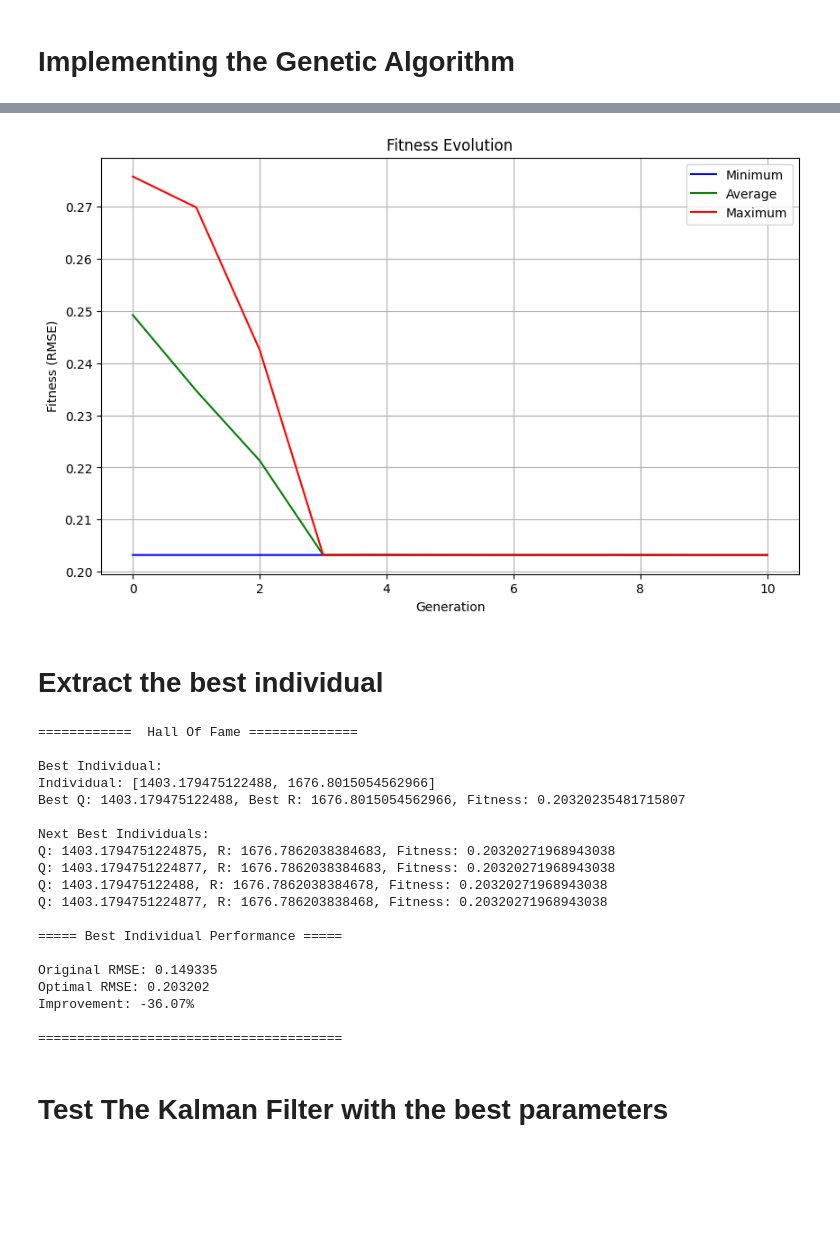
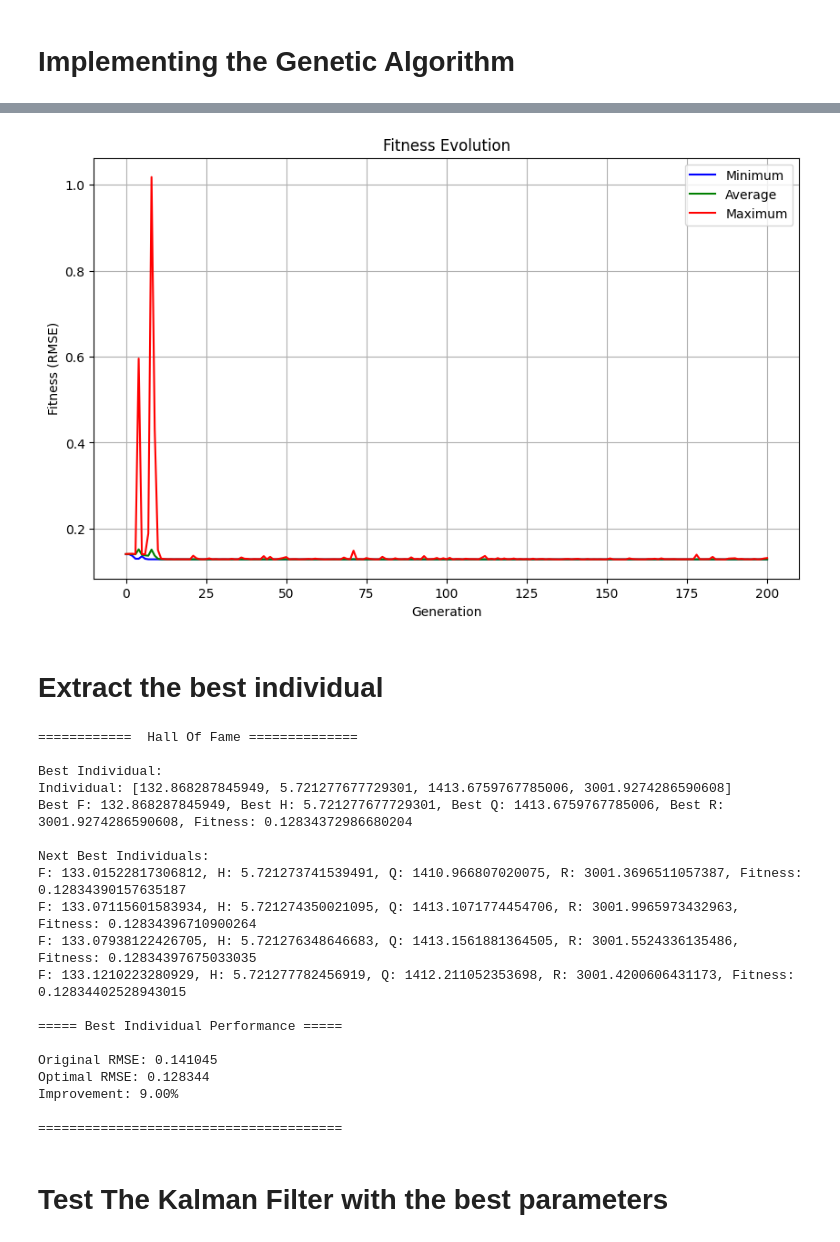
Before and after one commit to BolivarTech/Evolutionary_Linear_Kalman_Filter_Tuning, a Jupyter notebook: Evolutive_Optimizator.ipynb, the cells around one changed output, grey strips where cells are left out. Cells and saved outputs as stored; diff of their text form; code cells hidden in the pictures; blank space fills up the shorter version.

```diff
--- a/Evolutive_Optimizator.ipynb
+++ b/Evolutive_Optimizator.ipynb
@@ -110,19 +209,24 @@ toolbox.register("evaluate", evaluate) # Evaluation function to calculate RMSE f
 #toolbox.register("map", pool.map)
 # %%
 # Run the genetic algorithm
-population = toolbox.population(n=5) # Population size
-ngen = 10  # Number of generations
-cxpb = 0.7  # Crossover probability
-mutpb = 0.3 # Mutation probability
+popsize = 300 # Population size
+ngen = 1000  # Number of generations
+cxpb = 0.75  # Crossover probability
+mutpb = 0.4 # Mutation probability
 halloffame = tools.HallOfFame(5)  # Preserve the best individual
+# Register the custom selection method to include elitism
+toolbox.register("select", select_with_elitism, hof=halloffame)
+population = toolbox.population(n=popsize) # Population size
 
 # Statistics to keep track of the progress
-stats = tools.Statistics(lambda ind: ind.fitness.values)
-stats.register("avg", np.mean)
-stats.register("std", np.std)
-stats.register("min", np.min)
-stats.register("max", np.max)
+stats_fit = tools.Statistics(key=lambda ind: ind.fitness.values)
+stats_size = tools.Statistics(key=len)
+mstats = tools.MultiStatistics(fitness=stats_fit, size=stats_size)
+mstats.register("avg", np.mean)
+mstats.register("std", np.std)
+mstats.register("min", np.min)
+mstats.register("max", np.max)
 
 # Run the genetic algorithm
-result, logbook = algorithms.eaSimple(population, toolbox, cxpb, mutpb, ngen, stats=stats, halloffame=halloffame, verbose=True)
+lastPob, logbook = algorithms.eaSimple(population, toolbox, cxpb, mutpb, ngen, stats=mstats, halloffame=halloffame, verbose=True)
 # %% [output]
@@ -149,43 +290,45 @@ print(logbook[-1])
 # %%
 # Plot min, avg, max fitness over generations
 plt.figure(figsize=(10, 6))
-plt.plot(logbook.select("gen"), logbook.select("min"), 'b-', label='Minimum')
-plt.plot(logbook.select("gen"), logbook.select("avg"), 'g-', label='Average')
-plt.plot(logbook.select("gen"), logbook.select("max"), 'r-', label='Maximum')
+plt.plot(logbook.select("gen"), logbook.chapters["fitness"].select("min"), 'b-', label='Minimum')
+plt.plot(logbook.select("gen"), logbook.chapters["fitness"].select("avg"), 'g-', label='Average')
+plt.plot(logbook.select("gen"), logbook.chapters["fitness"].select("max"), 'r-', label='Maximum')
 plt.xlabel('Generation')
 plt.ylabel('Fitness (RMSE)')
 plt.title('Fitness Evolution')
 plt.legend()
 plt.grid(True)
 plt.show()
 # %% [output]
-[figure, old version]
+[figure, new version]
 # %% [markdown]
 # Extract the best individual
 # %%
 print(f"\n============  Hall Of Fame ==============\n")
 # best_individual = tools.selBest(population, k=1)[0]
 best_individual = halloffame[0]
-best_q, best_r = best_individual
+best_f, best_h, best_q, best_r = best_individual
 best_fitness = float(best_individual.fitness.values[0])
 print("Best Individual:")
 print(f"Individual: {best_individual}")
-print(f"Best Q: {best_q}, Best R: {best_r}, Fitness: {best_fitness}")
+print(f"Best F: {best_f}, Best H: {best_h}, Best Q: {best_q}, Best R: {best_r}, Fitness: {best_fitness}")
 
 print("\nNext Best Individuals:")
 for individual in halloffame[1:]:
-    q, r = individual
+    f,h,q, r = individual
     fitness = float(individual.fitness.values[0])
-    print(f"Q: {q}, R: {r}, Fitness: {fitness}")
+    print(f"F: {f}, H: {h}, Q: {q}, R: {r}, Fitness: {fitness}")
 
 print(f"\n===== Best Individual Performance =====\n")
 
 # Create filter with optimal parameters
+optimal_F = np.array([[best_f]])
+optimal_H = np.array([[best_h]])
 optimal_Q = np.array([[best_q]])
 optimal_R = np.array([[best_r]])
 P = np.array([[0]])
 x = np.array([[0]])
-optimal_kf = KalmanFilter(F, H, optimal_Q, optimal_R, P, x)
+optimal_kf = KalmanFilter(optimal_F, optimal_H, optimal_Q, optimal_R, P, x)
 optimal_filtered = optimal_kf.filter(noisy_signal)
 
 # Calculate improvement over original parameters
@@ -202,20 +345,20 @@ print(f"\n=======================================\n")
 ============  Hall Of Fame ==============
 
 Best Individual:
-Individual: [1403.179475122488, 1676.8015054562966]
-Best Q: 1403.179475122488, Best R: 1676.8015054562966, Fitness: 0.20320235481715807
+Individual: [132.868287845949, 5.721277677729301, 1413.6759767785006, 3001.9274286590608]
+Best F: 132.868287845949, Best H: 5.721277677729301, Best Q: 1413.6759767785006, Best R: 3001.9274286590608, Fitness: 0.12834372986680204
 
 Next Best Individuals:
-Q: 1403.1794751224875, R: 1676.7862038384683, Fitness: 0.20320271968943038
-Q: 1403.1794751224877, R: 1676.7862038384683, Fitness: 0.20320271968943038
-Q: 1403.179475122488, R: 1676.7862038384678, Fitness: 0.20320271968943038
-Q: 1403.1794751224877, R: 1676.786203838468, Fitness: 0.20320271968943038
+F: 133.01522817306812, H: 5.721273741539491, Q: 1410.966807020075, R: 3001.3696511057387, Fitness: 0.12834390157635187
+F: 133.07115601583934, H: 5.721274350021095, Q: 1413.1071774454706, R: 3001.9965973432963, Fitness: 0.12834396710900264
+F: 133.07938122426705, H: 5.721276348646683, Q: 1413.1561881364505, R: 3001.5524336135486, Fitness: 0.12834397675033035
+F: 133.1210223280929, H: 5.721277782456919, Q: 1412.211052353698, R: 3001.4200606431173, Fitness: 0.12834402528943015
 
 ===== Best Individual Performance =====
 
-Original RMSE: 0.149335
-Optimal RMSE: 0.203202
-Improvement: -36.07%
+Original RMSE: 0.141045
+Optimal RMSE: 0.128344
+Improvement: 9.00%
 
 =======================================
 # %% [markdown]
```
Also changed, not shown: parts of 11 cells of this notebook, 1 other file.
